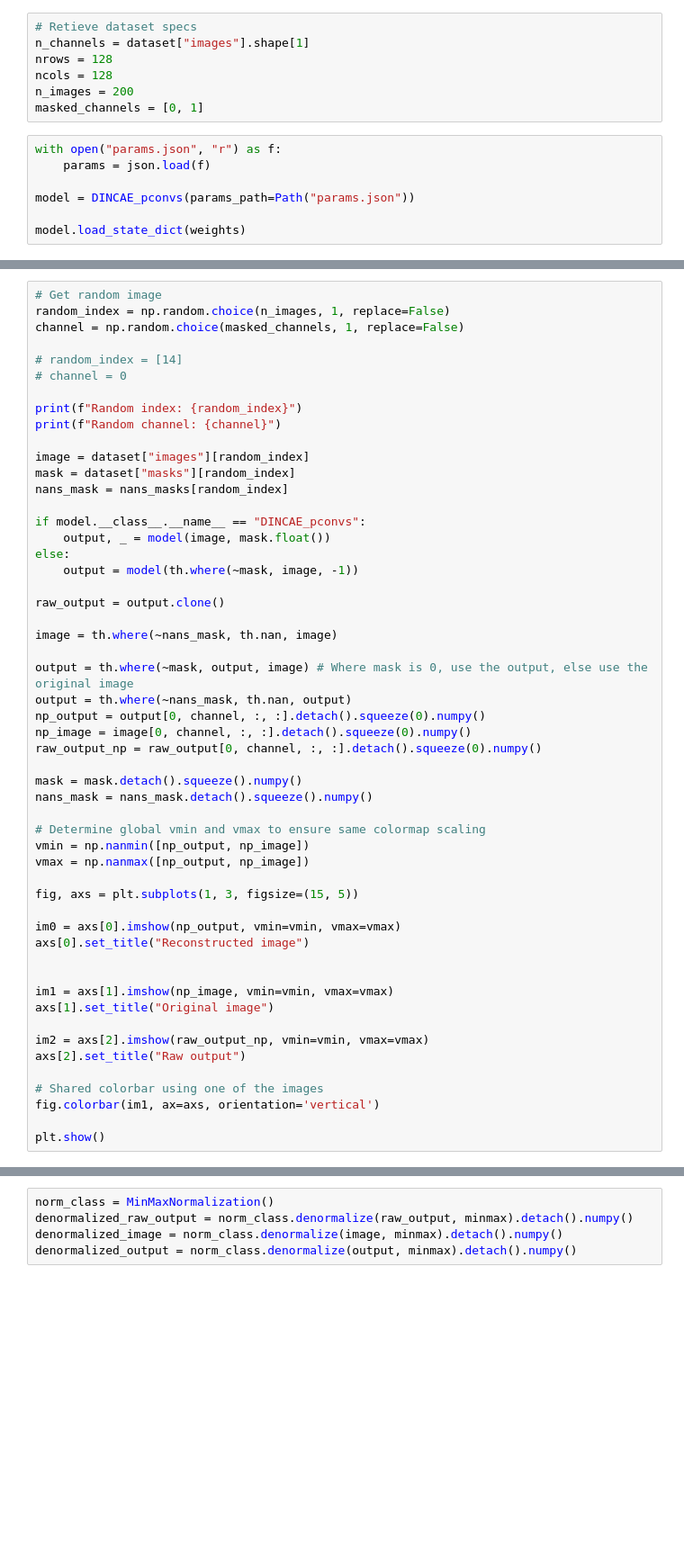
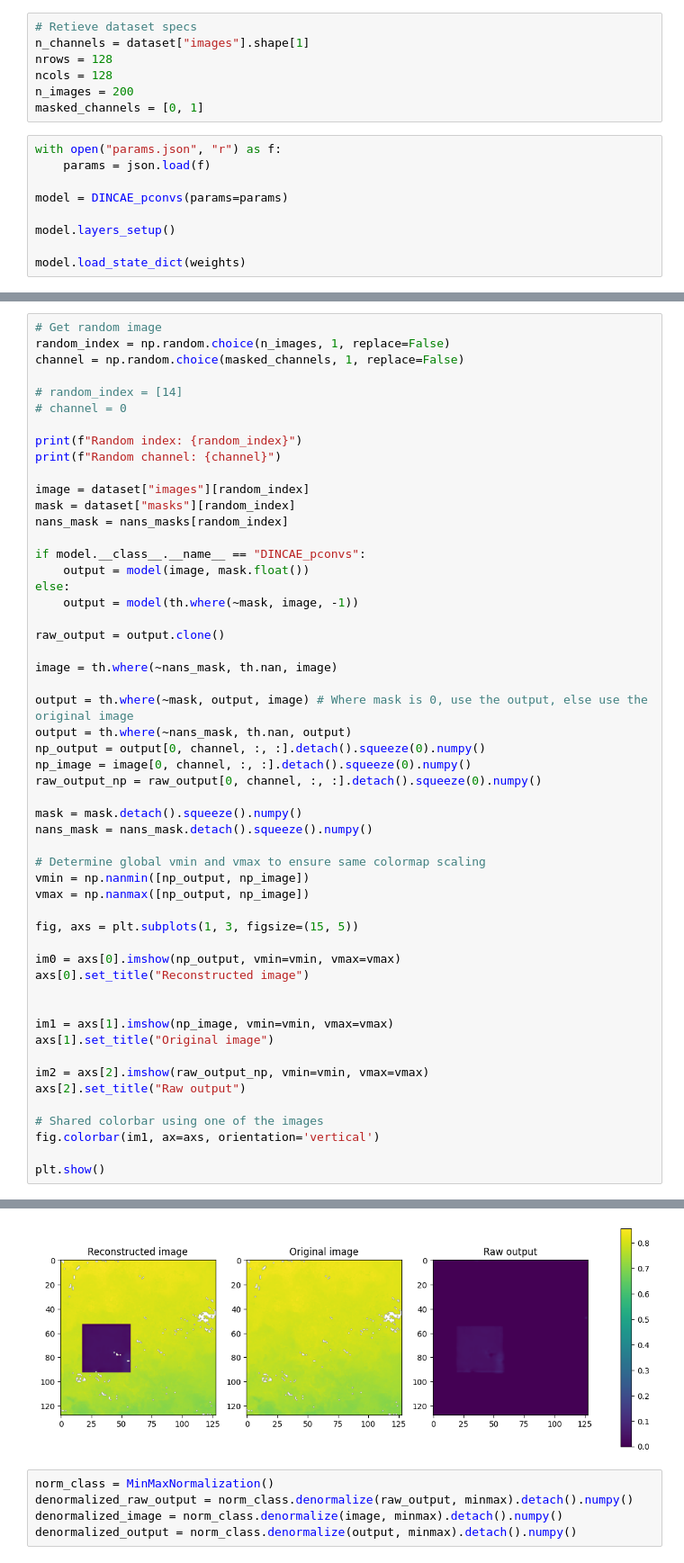
Before and after one commit to LisaDaVinchie/Land_data_inpainting, a Jupyter notebook: src/generate_reconstructed_images.ipynb, the cells around one changed output, grey strips where cells are left out. Shown at 90% size. Saved outputs shown, nothing was run; the diff lists cells and outputs as text; blank space fills up the shorter version.

```diff
--- a/src/generate_reconstructed_images.ipynb
+++ b/src/generate_reconstructed_images.ipynb
@@ -37,7 +37,9 @@ masked_channels = [0, 1]
 with open("params.json", "r") as f:
     params = json.load(f)
 
-model = DINCAE_pconvs(params_path=Path("params.json"))
+model = DINCAE_pconvs(params=params)
+
+model.layers_setup()
 
 model.load_state_dict(weights)
 # %% [output]
@@ -58,7 +60,7 @@ mask = dataset["masks"][random_index]
 nans_mask = nans_masks[random_index]
 
 if model.__class__.__name__ == "DINCAE_pconvs":
-    output, _ = model(image, mask.float())
+    output = model(image, mask.float())
 else:
     output = model(th.where(~mask, image, -1))
 
@@ -95,3 +97,4 @@ axs[2].set_title("Raw output")
 fig.colorbar(im1, ax=axs, orientation='vertical')
 
 plt.show()
+# %% [output]
@@ -98,3 +103,4 @@ plt.show()
+[figure, added]
 # %%
 norm_class = MinMaxNormalization()
 denormalized_raw_output = norm_class.denormalize(raw_output, minmax).detach().numpy()
```
Also changed, not shown: parts of 3 cells of this notebook.
